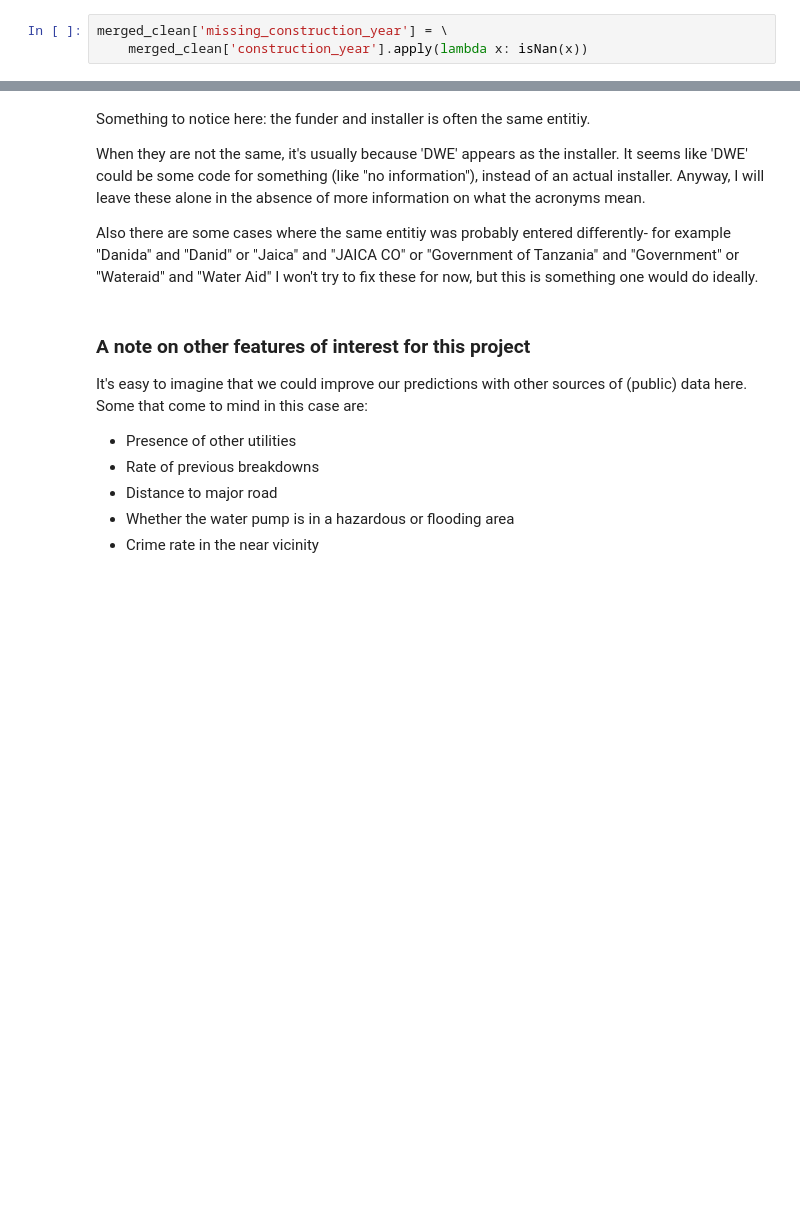
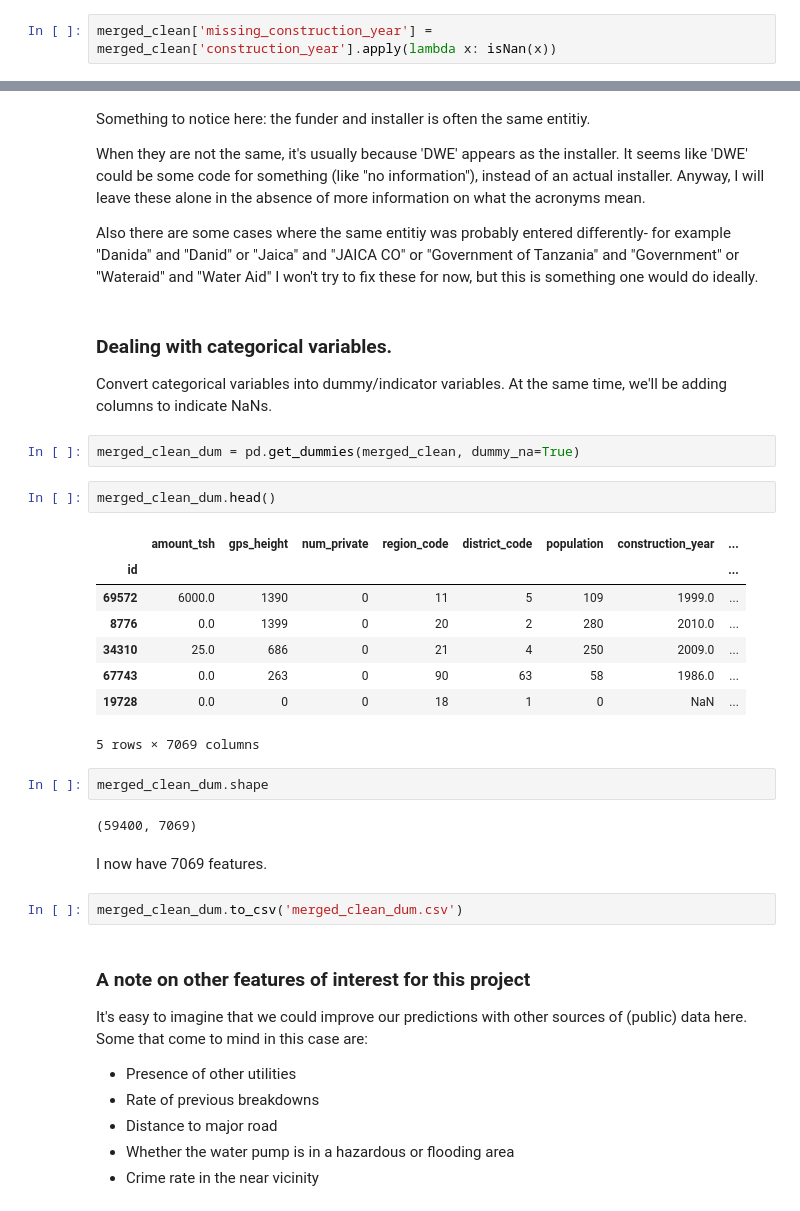
Before and after one commit to JoomiK/PredictingWaterPumps, a Jupyter notebook: WaterPumps.ipynb, the cells around one changed output, grey strips where cells are left out. Drawn from its saved outputs; the diff is of its cells as text; blank space fills up the shorter version.

Commit message:
added section on categorical variables

```diff
--- a/WaterPumps.ipynb
+++ b/WaterPumps.ipynb
@@ -324,8 +325,7 @@ Name: construction_year, dtype: int64
 def isNan(num):
     return num != num
 # %%
-merged_clean['missing_construction_year'] = \
-    merged_clean['construction_year'].apply(lambda x: isNan(x))
+merged_clean['missing_construction_year'] = merged_clean['construction_year'].apply(lambda x: isNan(x))
 # %%
 merged_clean.head()
 # %% [output]
@@ -389,6 +389,30 @@ Something to notice here: the funder and installer is often the same entitiy.
 When they are not the same, it's usually because 'DWE' appears as the installer. It seems like 'DWE' could be some code for something (like "no information"), instead of an actual installer. Anyway, I will leave these alone in the absence of more information on what the acronyms mean.
 
 Also there are some cases where the same entitiy was probably entered differently- for example "Danida" and "Danid" or "Jaica" and "JAICA CO" or "Government of Tanzania" and "Government" or "Wateraid" and "Water Aid" I won't try to fix these for now, but this is something one would do ideally.
+# %% [markdown]
+### Dealing with categorical variables.
+Convert categorical variables into dummy/indicator variables. At the same time, we'll be adding columns to indicate NaNs.
+# %%
+merged_clean_dum = pd.get_dummies(merged_clean, dummy_na=True)
+# %%
+merged_clean_dum.head()
+# %% [output]
+|  | amount_tsh | gps_height | num_private | region_code | district_code | population | construction_year | ... |
+| id |  |  |  |  |  |  |  | ... |
+| 69572 | 6000.0 | 1390 | 0 | 11 | 5 | 109 | 1999.0 | ... |
+| 8776 | 0.0 | 1399 | 0 | 20 | 2 | 280 | 2010.0 | ... |
+| 34310 | 25.0 | 686 | 0 | 21 | 4 | 250 | 2009.0 | ... |
+| 67743 | 0.0 | 263 | 0 | 90 | 63 | 58 | 1986.0 | ... |
+| 19728 | 0.0 | 0 | 0 | 18 | 1 | 0 | NaN | ... |
+5 rows × 7069 columns
+# %%
+merged_clean_dum.shape
+# %% [output]
+(59400, 7069)
+# %% [markdown]
+I now have 7069 features.
+# %%
+merged_clean_dum.to_csv('merged_clean_dum.csv')
 # %% [markdown]
 ### A note on other features of interest  for this project
 It's easy to imagine that we could improve our predictions with other sources of (public) data here. Some that come to mind in this case are:
```
Also changed, not shown: parts of 5 cells of this notebook.
